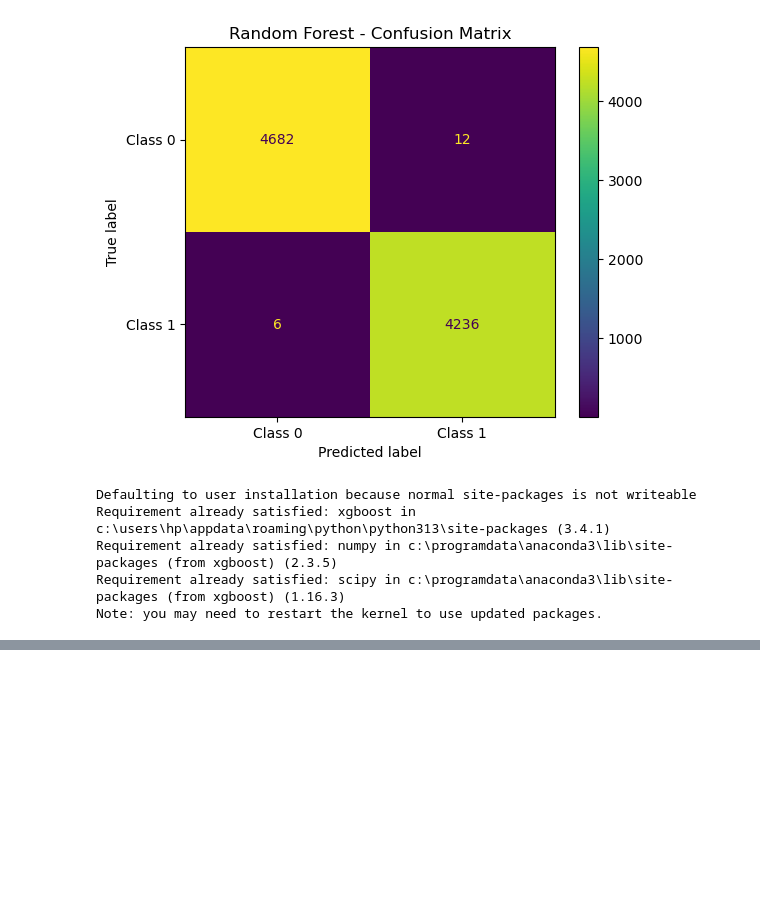
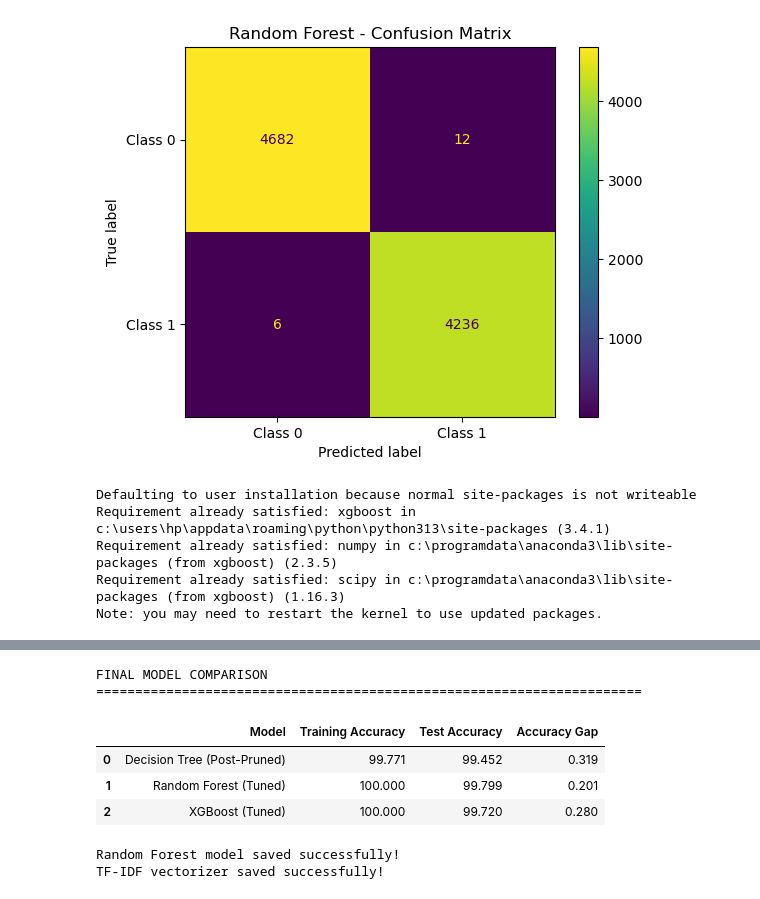
Before and after one commit to lagnajitashome/Explainable-AI-News-Intelligence-System, a Jupyter notebook: notebooks/fake_news_model.ipynb, the cells around one changed output, grey strips where cells are left out. Cells and saved outputs as stored; diff of their text form; code cells hidden in the pictures; blank space fills up the shorter version.

```diff
--- a/notebooks/fake_news_model.ipynb
+++ b/notebooks/fake_news_model.ipynb
@@ -929,0 +1112,63 @@ Best Cross-Validation Accuracy:
+# %%
+import pandas as pd
+
+# Create comparison table
+comparison = pd.DataFrame({
+    "Model": [
+        "Decision Tree (Post-Pruned)",
+        "Random Forest (Tuned)",
+        "XGBoost (Tuned)"
+    ],
+
+    "Training Accuracy": [
+        train_accuracy_post,
+        train_accuracy_rf,
+        train_accuracy_xgb
+    ],
+
+    "Test Accuracy": [
+        test_accuracy_post,
+        test_accuracy_rf,
+        test_accuracy_xgb
+    ]
+})
+
+# Calculate accuracy gap
+comparison["Accuracy Gap"] = (
+    comparison["Training Accuracy"] -
+    comparison["Test Accuracy"]
+)
+
+# Convert to percentage
+comparison["Training Accuracy"] = comparison["Training Accuracy"] * 100
+comparison["Test Accuracy"] = comparison["Test Accuracy"] * 100
+comparison["Accuracy Gap"] = comparison["Accuracy Gap"] * 100
+
+# Round values
+comparison = comparison.round(3)
+
+print("FINAL MODEL COMPARISON")
+print("=" * 70)
+
+display(comparison)
+# %% [output]
+FINAL MODEL COMPARISON
+======================================================================
+|  | Model | Training Accuracy | Test Accuracy | Accuracy Gap |
+| 0 | Decision Tree (Post-Pruned) | 99.771 | 99.452 | 0.319 |
+| 1 | Random Forest (Tuned) | 100.000 | 99.799 | 0.201 |
+| 2 | XGBoost (Tuned) | 100.000 | 99.720 | 0.280 |
+# %%
+import joblib
+
+# Save the trained Random Forest model
+joblib.dump(best_rf_model, "../models/random_forest_model.pkl")
+
+# Save the TF-IDF vectorizer
+joblib.dump(tfidf, "../models/tfidf_vectorizer.pkl")
+
+print("Random Forest model saved successfully!")
+print("TF-IDF vectorizer saved successfully!")
+# %% [output]
+Random Forest model saved successfully!
+TF-IDF vectorizer saved successfully!
```
Also changed, not shown: parts of 33 cells of this notebook, 7 other files.
